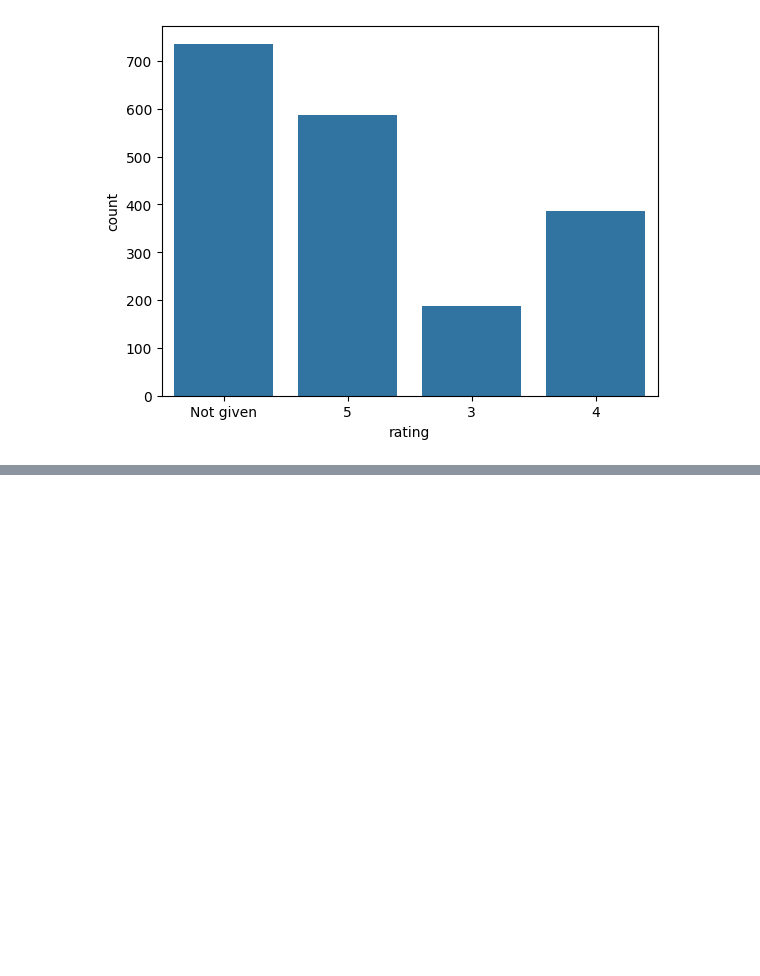
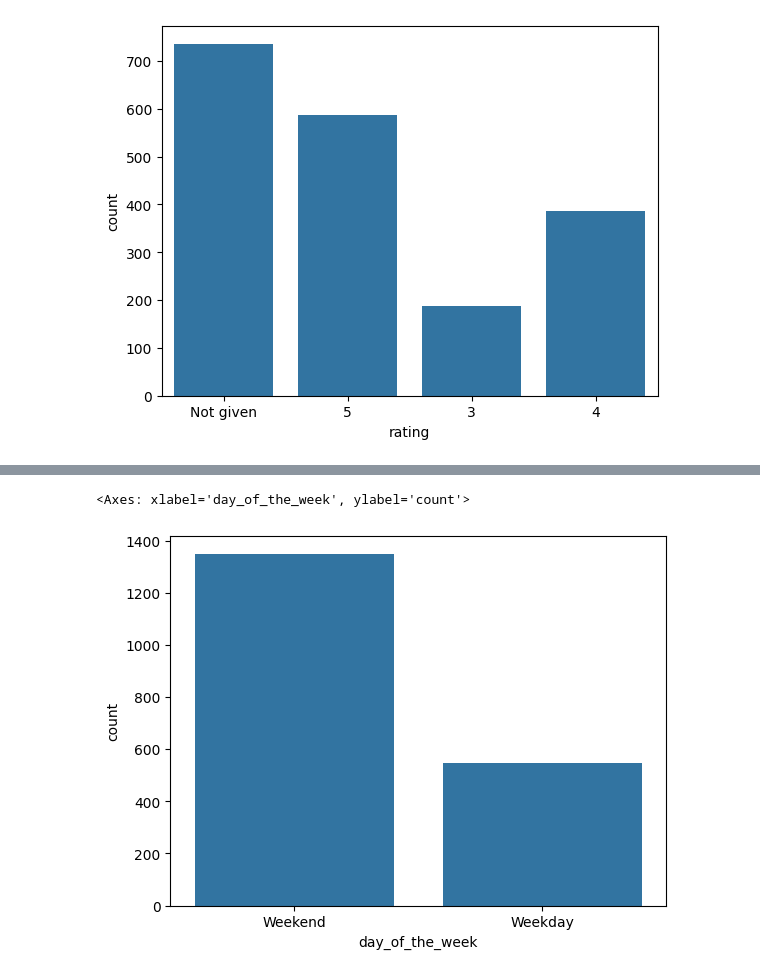
Before and after one commit to gilsontmanyika/KAGGLE-ANALYTICS, a Jupyter notebook: foodhub-analysis-by-gilson.ipynb, the cells around one changed output, grey strips where cells are left out. Saved outputs shown, nothing was run; the diff lists cells and outputs as text; code cells hidden in the pictures; blank space fills up the shorter version.

```diff
--- a/foodhub-analysis-by-gilson.ipynb
+++ b/foodhub-analysis-by-gilson.ipynb
@@ -143,0 +185,6 @@ sns.countplot(data = df, x = 'rating')
+# %%
+#the graph of how frequent orders are placed during the week against weekends
+sns.countplot(data = df, x = 'day_of_the_week')
+# %% [output]
+<Axes: xlabel='day_of_the_week', ylabel='count'>
+[figure, added]
```
Also changed, not shown: parts of 21 cells of this notebook.
